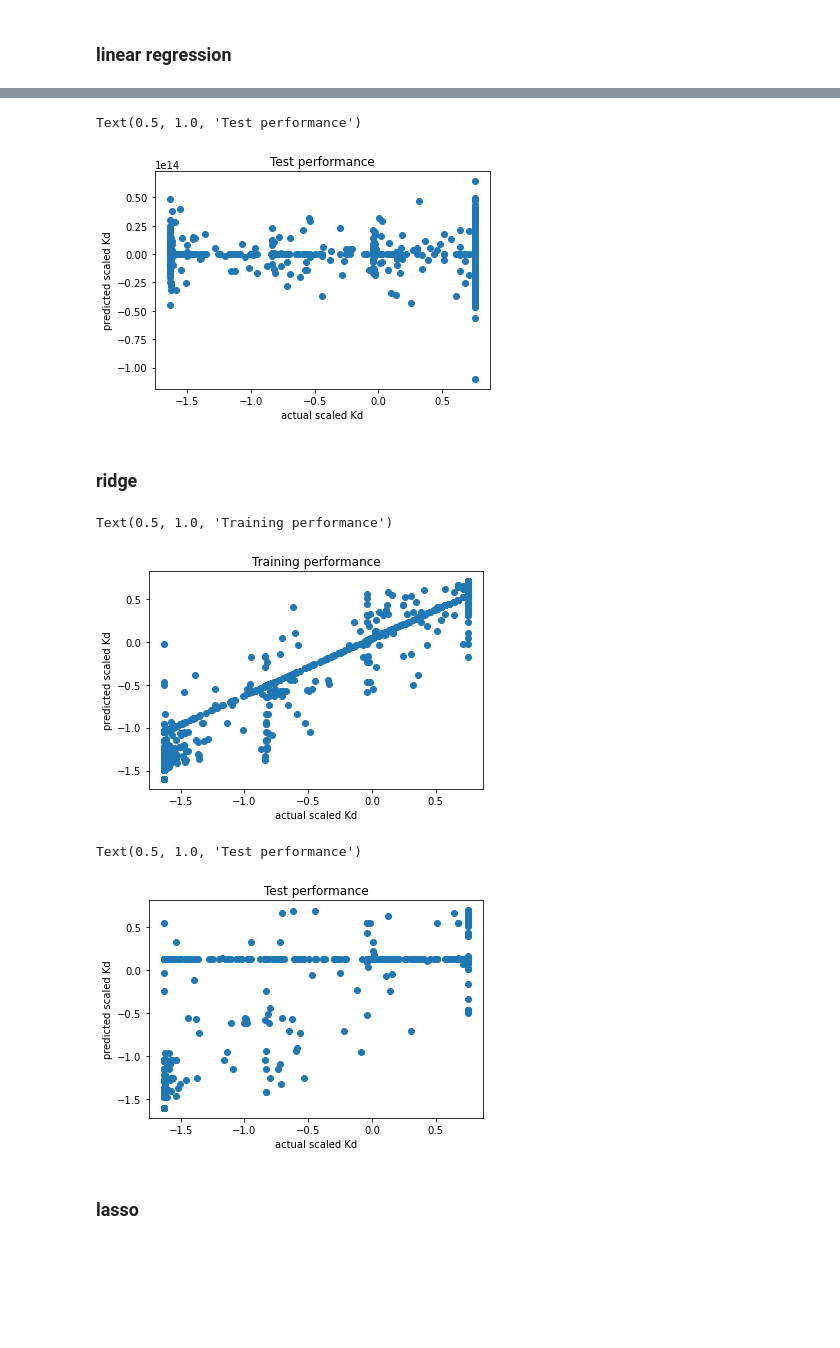
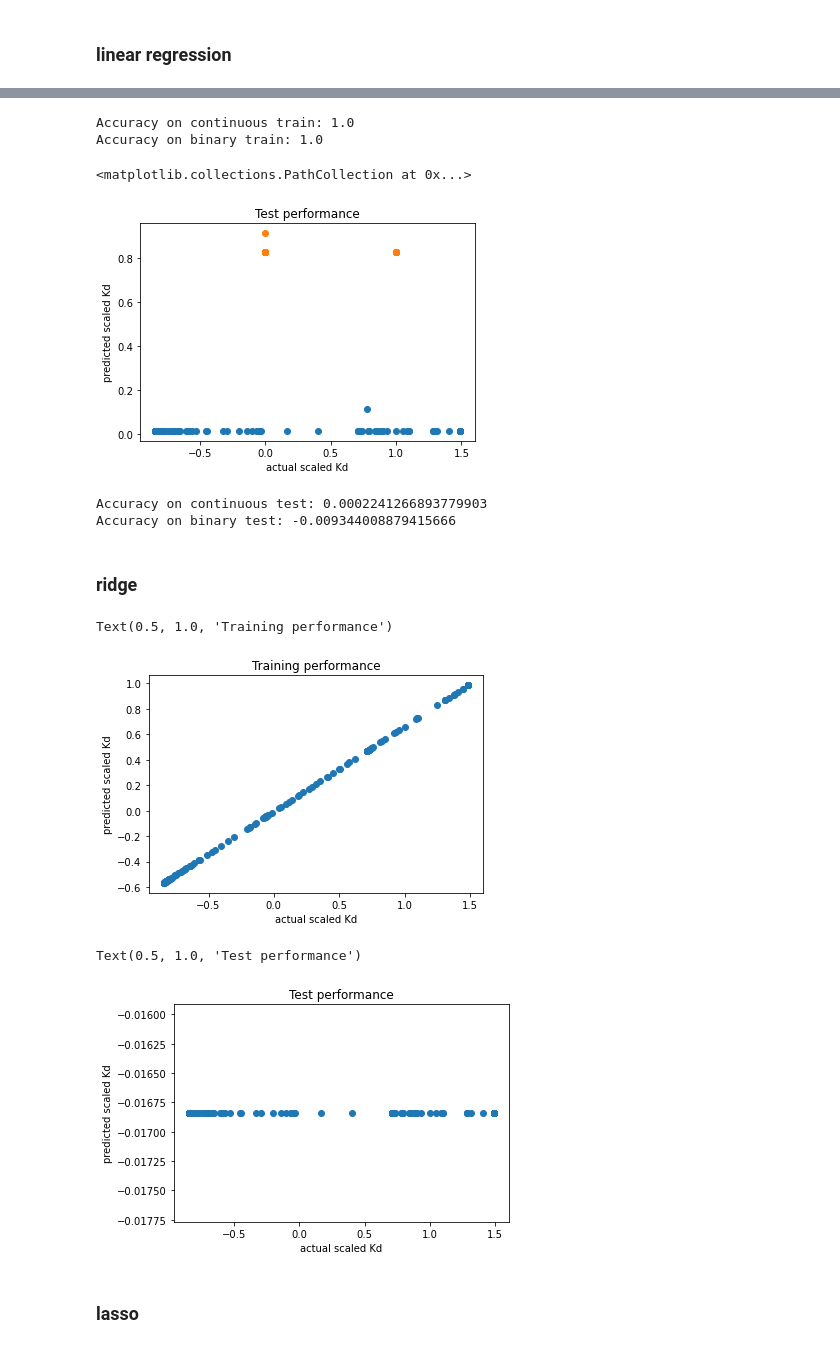
Before and after one commit to marshallcase/titeseq, a Jupyter notebook: kinney modeling.ipynb, the cells around one changed output, grey strips where cells are left out. Drawn from its saved outputs; the diff is of its cells as text; code cells hidden in the pictures; blank space fills up the shorter version.

```diff
--- a/kinney modeling.ipynb
+++ b/kinney modeling.ipynb
@@ -95,8 +186,10 @@ continuous_data
 # %% [markdown]
 ## one hot encoding
 # %%
+#encode the sequences limited by the binary dataset into one hot encodings and get the corresponding y vectors for both continuous and binary labels
 enc = OneHotEncoder()
-seq = np.array(continuous_data.index.values).reshape(-1,1)
+seq = np.array(binary_data.index.values).reshape(-1,1)
 encoded = enc.fit(seq)
 X = encoded.transform(seq).toarray()
-y = continuous_data['Kd'].values
+y_continuous = continuous_data.loc[binary_data.index.values]['mean'].values
+y_binary = binary_data.loc[binary_data.index.values]['label'].values
@@ -103,4 +200,4 @@ y = continuous_data['Kd'].values
 # %%
 #scale output
 scaler = StandardScaler()
-y_tr = scaler.fit_transform(y.reshape(-1, 1))
+y_continuous = scaler.fit_transform(y_continuous.reshape(-1, 1))
@@ -126,3 +255,6 @@ X_train, X_test, y_train, y_test = train_test_split(X, y_tr, test_size=0.3, rand
+# %%
+X_train, X_test, y_train_binary, y_test_binary = train_test_split(X, y_binary, test_size=0.3, random_state=42)
+_, _, y_train_continuous, y_test_continuous = train_test_split(X, y_continuous, test_size=0.3, random_state=42)
 # %% [markdown]
 ### linear regression
 # %%
@@ -139,34 +274,48 @@ Text(0.5, 1.0, 'Training performance')
+# %%
+print(f'Accuracy on continuous train: {metrics.r2_score(y_train_continuous,y_train_pred)}')
+print(f'Accuracy on binary train: {metrics.r2_score(y_train_binary,y_train_bin_pred)}')
+# %% [output]
+Accuracy on continuous train: 1.0
+Accuracy on binary train: 1.0
 # %%
-y_test_pred = reg.predict(X_test)
-plt.scatter(y_test,y_test_pred)
+y_test_pred= reg.predict(X_test)
+plt.scatter(y_test_continuous,y_test_pred)
 plt.xlabel('actual scaled Kd')
 plt.ylabel('predicted scaled Kd')
 plt.title('Test performance')
+y_test_bin_pred = reg_bin.predict(X_test)
+plt.scatter(y_test_binary,y_test_bin_pred)
 # %% [output]
-Text(0.5, 1.0, 'Test performance')
+<matplotlib.collections.PathCollection at 0x...>
-[figure, old version]
+[figure, new version]
+# %%
+print(f'Accuracy on continuous test: {metrics.r2_score(y_test_continuous,y_test_pred)}')
+print(f'Accuracy on binary test: {metrics.r2_score(y_test_binary,y_test_bin_pred)}')
+# %% [output]
+Accuracy on continuous test: 0.0002241266893779903
+Accuracy on binary test: -0.009344008879415666
 # %% [markdown]
 ### ridge
 # %%
-reg = linear_model.Ridge(alpha=0.5).fit(X_train,y_train)
+reg = linear_model.Ridge(alpha=0.5).fit(X_train,y_train_continuous)
 # %%
 y_train_pred = reg.predict(X_train)
-plt.scatter(y_train,y_train_pred)
+plt.scatter(y_train_continuous,y_train_pred)
 plt.xlabel('actual scaled Kd')
 plt.ylabel('predicted scaled Kd')
 plt.title('Training performance')
 # %% [output]
 Text(0.5, 1.0, 'Training performance')
-[figure, old version]
+[figure, new version]
 # %%
 y_test_pred = reg.predict(X_test)
-plt.scatter(y_test,y_test_pred)
+plt.scatter(y_test_continuous,y_test_pred)
 plt.xlabel('actual scaled Kd')
 plt.ylabel('predicted scaled Kd')
 plt.title('Test performance')
 # %% [output]
 Text(0.5, 1.0, 'Test performance')
-[figure, old version]
+[figure, new version]
 # %% [markdown]
 ### lasso
 # %%
```
Also changed, not shown: parts of 28 cells of this notebook, 2 other files.
